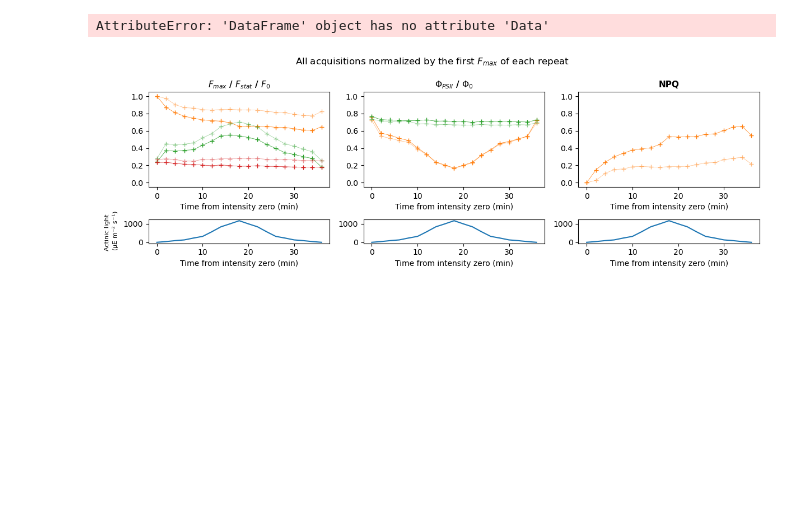
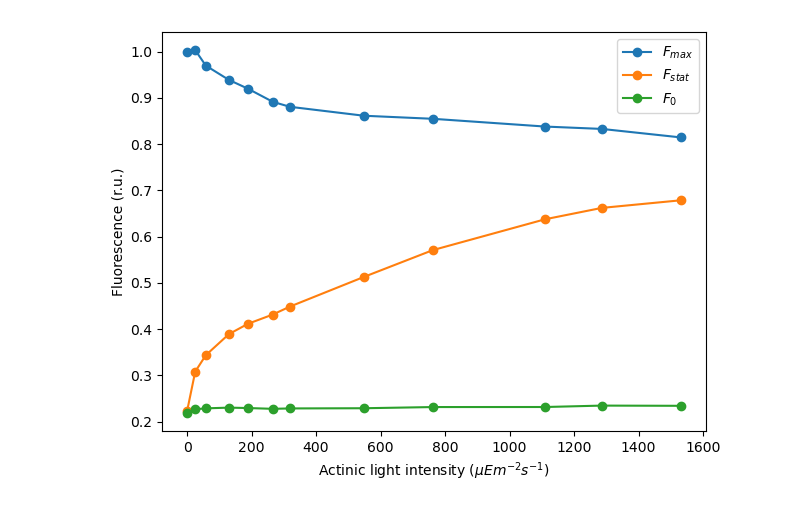
Before and after one commit to orlandomarcelo/DREAM_repo, a Jupyter notebook: Notebooks/activation_fluo_liquide.ipynb, the cells around one changed output. Cells and saved outputs as stored; diff of their text form; code cells hidden in the pictures; blank space fills up the shorter version.

```diff
--- a/Notebooks/activation_fluo_liquide.ipynb
+++ b/Notebooks/activation_fluo_liquide.ipynb
@@ -107,75 +108,18 @@ def actinic_light_axes(ax, Acquisitions_df, params_df):
 # %%
 params_df = compute_params(fluo_liquide.Data, actinic)
 
-fig, ax = plt.subplots(1,3, figsize = (12, 4))
-ax[0].plot(actinic, params_df.F_max[1:], 'o-', label = 'Control')
-ax[1].plot(actinic, params_df.F_stat[1:], 'o-', label = 'Control')
-ax[2].plot(actinic, params_df.F_0[1:], 'o-', label = 'Control')
+fig, ax = plt.subplots()
+ax.plot(actinic, params_df.F_max, 'o-', label = '$F_{max}$')
+ax.plot(actinic, params_df.F_stat, 'o-', label = '$F_{stat}$')
+ax.plot(actinic, params_df.F_0, 'o-', label = '$F_{0}$')
 
-for axes in ax:
-    axes.set_xlabel('Time under continuous low light (min)')
-    axes.set_ylabel('Fluorescence (r.u.)')
-    axes.legend()
-ax[0].set_title('$F_{max}$')
-ax[1].set_title('$F_{stat}$')
-ax[2].set_title('$F_{0}$')
 
-fig.suptitle('Fluorescence under continuous low light: 100 $µEm^{-2}s^{-1}$ green')
+ax.set_xlabel('Actinic light intensity ($µEm^{-2}s^{-1}$)')
+ax.set_ylabel('Fluorescence (r.u.)')
+ax.legend()
+
+
 fig.tight_layout()
 fig.savefig(fig_folder + "/Fluorescence_yield.png", dpi = 300)
 # %% [output]
-AttributeError: 'DataFrame' object has no attribute 'Data'
+[figure, added]
-# %%
-params_df = []
-params_df.append(compute_params(fluo_liquide.Data, All_Acquisitions_df[(All_Acquisitions_df['Repeat'] == 1) & (All_Acquisitions_df['Acquisition'] == 1)]))
-params_df.append(compute_params(fluo_liquide.Data, All_Acquisitions_df[(All_Acquisitions_df['Repeat'] == 2) & (All_Acquisitions_df['Acquisition'] == 1)]))
-
-fig, ax = plt.subplots(2,3, figsize = (12,4), gridspec_kw={'height_ratios': [4, 1]})
-fig.suptitle("All acquisitions normalized by the first $F_{max}$ of each repeat")
-
-ax[0,0].plot(params_df[0].Real_time, params_df[0].F_max, '+-', linewidth = 0.5, color = 'C1', label = '$F_{max}$')
-ax[0,0].plot(params_df[0].Real_time, params_df[0].F_stat, '+-', linewidth = 0.5, color = 'C2', label = '$F_{stat}$')
-ax[0,0].plot(params_df[0].Real_time, params_df[0].F_0, '+-', linewidth = 0.5, color = 'C3', label = '$F_{0}$')
-
-ax[0,0].plot(params_df[0].Real_time, params_df[1].F_max, '+-', linewidth = 0.5, color = 'C1', label = '$F_{max}$', alpha = 0.5)
-ax[0,0].plot(params_df[0].Real_time, params_df[1].F_stat, '+-', linewidth = 0.5, color = 'C2', label = '$F_{stat}$', alpha = 0.5)
-ax[0,0].plot(params_df[0].Real_time, params_df[1].F_0, '+-', linewidth = 0.5, color = 'C3', label = '$F_{0}$', alpha = 0.5)
-
-ax[0,0].set_title('$F_{max}$ / $F_{stat}$ / $F_{0}$', fontsize = 11, fontweight = 'bold')
-
-
-ax[0,1].plot(params_df[0].Real_time, params_df[0].phi_stat, '+-', linewidth = 0.5, label = '$Φ_{PSII}$', color = 'C1')
-ax[0,1].plot(params_df[0].Real_time, params_df[0].phi_0, '+-', linewidth = 0.5, label = '$Φ_{0}$', color = 'C2')
-
-ax[0,1].plot(params_df[0].Real_time, params_df[1].phi_stat, '+-', linewidth = 0.5, label = '$Φ_{PSII}$', color = 'C1', alpha = 0.5)
-ax[0,1].plot(params_df[0].Real_time, params_df[1].phi_0, '+-', linewidth = 0.5, label = '$Φ_{0}$', color = 'C2', alpha = 0.5)
-
-ax[0,1].set_title('$Φ_{PSII}$ / $Φ_{0}$', fontsize = 11, fontweight = 'bold')
-
-
-ax[0,2].plot(params_df[0].Real_time, params_df[0].NPQ, '+-', linewidth = 0.5, label = 'NPQ', color = 'C1')
-
-ax[0,2].plot(params_df[0].Real_time, params_df[1].NPQ, '+-', linewidth = 0.5, label = 'NPQ', color = 'C1', alpha = 0.5)
-
-ax[0,2].set_title('NPQ', fontsize = 11, fontweight = 'bold')
-
-
-for i in [0, 1, 2]:
-    ax[1,i].plot(params_df[0].Real_time, params_df[0].Actinic)
-
-ax[1,0].set_ylabel("Actinic light \n (µE m$^{-2}$ s$^{-1}$)", fontsize = 8)
-
-
-ax = ax.flatten()
-
-[ax.set_xlabel("Time from intensity zero (min)", fontsize = 10) for ax in ax]
-#[ax.legend(fontsize = 8.5) for ax in ax[:3]]
-[ax.set_ylim(-0.05,1.05) for ax in ax[:3]]
-
-ax = ax.reshape(2,3)
-
-fig.tight_layout()
-
-fig.savefig(fig_folder + "/all_acq_time_2norm.png", dpi = 300)
-# %% [output]
-[figure, removed]
```
Also changed, not shown: parts of 19 cells of this notebook, 16 other files.
